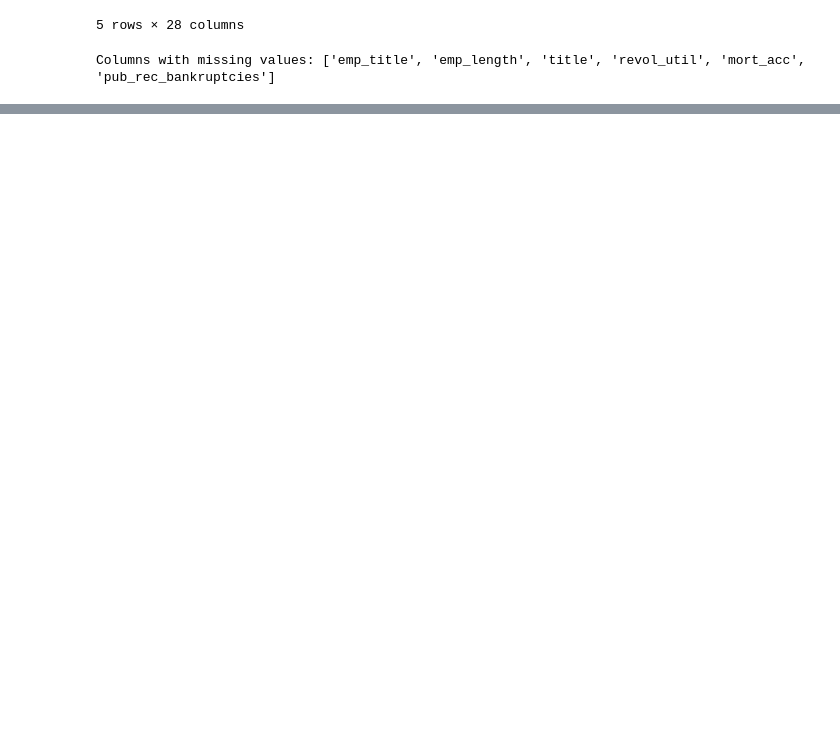
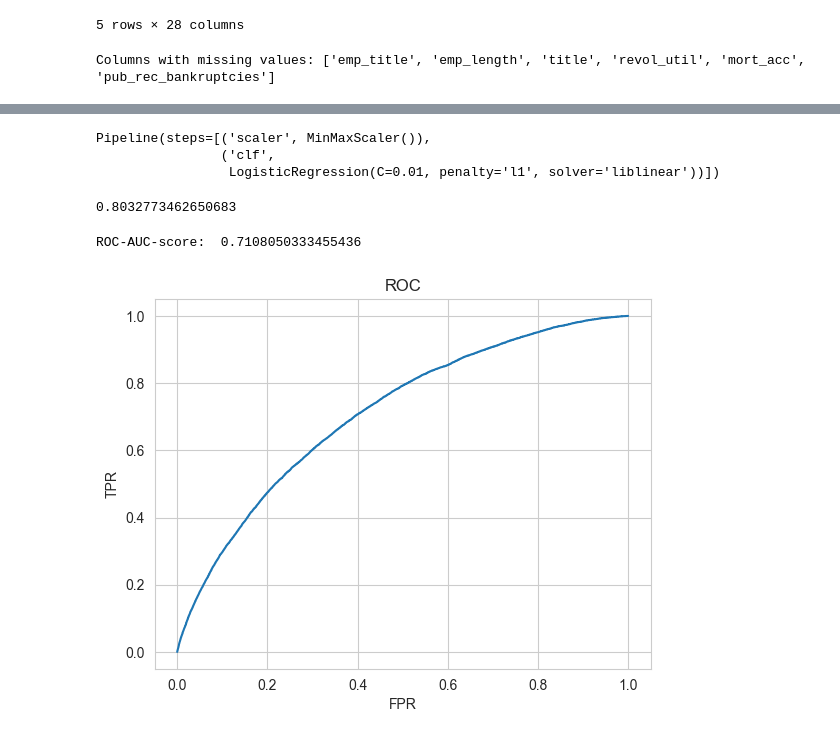
Before and after one commit to Fiona040/techlab_ds04, a Jupyter notebook: EDA.ipynb, the cells around one changed output, grey strips where cells are left out. Drawn from its saved outputs; the diff is of its cells as text; code cells hidden in the pictures; blank space fills up the shorter version.

Commit message:
EDA + Model Building

```diff
--- a/EDA.ipynb
+++ b/EDA.ipynb
@@ -364,0 +458,57 @@ TypeError: can only concatenate str (not "int") to str
+# %%
+X = df_dummies.drop('loan_status_bin', axis=1)
+y = df_dummies['loan_status_bin']
+# %%
+X_train, X_test, y_train, y_test = train_test_split(X, y, test_size=0.2, random_state=0)
+# %%
+from sklearn.preprocessing import MinMaxScaler
+from sklearn.pipeline import Pipeline
+
+sc = MinMaxScaler() #Scales each feature to a given range, typically between 0 and 1, helps in normalizing
+clf = LogisticRegression(penalty='l1', C=0.01, solver='liblinear') #Logistic regression is a statistical model that in its basic form uses a logistic function to model a binary dependent variable L1 norm, liblinear optimization problems
+
+pipe_lr = Pipeline([('scaler', sc), ('clf', clf)])
+# %%
+pipe_lr.fit(X_train, y_train)
+#This command effectively trains the model encapsulated within the pipeline on the provided training data.
+#scaler (an instance of MinMaxScaler): This is responsible for scaling the feature data to a specified range, commonly 0 to 1.
+#clf (an instance of LogisticRegression): This is the classification model that will make predictions based on the scaled features.
+# %% [output]
+Pipeline(steps=[('scaler', MinMaxScaler()),
+                ('clf',
+                 LogisticRegression(C=0.01, penalty='l1', solver='liblinear'))])
+# %%
+pipe_lr.score(X_train, y_train) #accuracy rate
+# logistic regression model correctly predicts the outcome 80.33% of the time on the training dataset
+# %% [output]
+0.8032773462650683
+# %%
+test_probas = pipe_lr.predict_proba(X_test)[:,1]
+from sklearn.metrics import roc_auc_score
+from sklearn.metrics import roc_curve
+from sklearn.metrics import accuracy_score
+
+fpr, tpr, thresholds = roc_curve(y_test, test_probas)
+plt.plot(fpr, tpr)
+plt.title('ROC')
+plt.xlabel('FPR')
+plt.ylabel('TPR')
+
+print('ROC-AUC-score: ', roc_auc_score(y_test, test_probas))
+
+#these are commonly used metrics for assessing the effectiveness of a classification model,
+#The AUC score ranges from 0.5 (no discrimination ability, equivalent to random guessing) to 1.0 (perfect discrimination).
+# A score of 0.7109 suggests that your model has a good, though not perfect, ability to distinguish between the classes.
+
+
+#X-axis (False Positive Rate, FPR): This represents the proportion of negative instances that were incorrectly classified as positive.
+# It is calculated as the number of false positives divided by the total number of actual negatives.
+#Y-axis (True Positive Rate, TPR or Sensitivity): This measures the proportion of actual positives that are correctly identified.
+# It is calculated as the number of true positives divided by the total number of actual positives.
+
+
+#By examining the ROC curve and its AUC, you can assess not just the overall effectiveness of your model,
+#  but also how well it manages the trade-off between catching as many positives as possible while minimizing false alarms.
+# %% [output]
+ROC-AUC-score:  0.7108050333455436
+[figure, added]
```
Also changed, not shown: parts of 31 cells of this notebook.
